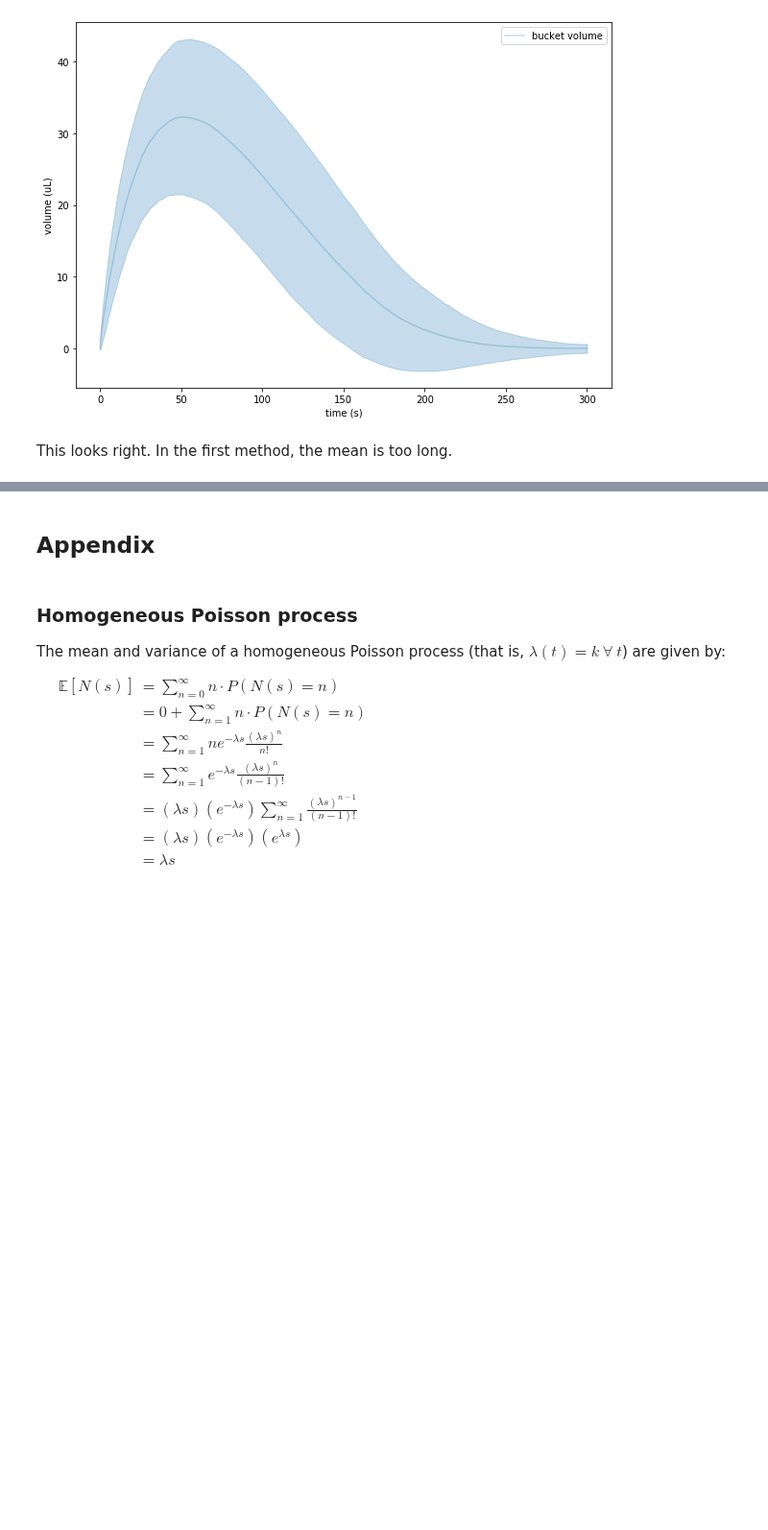
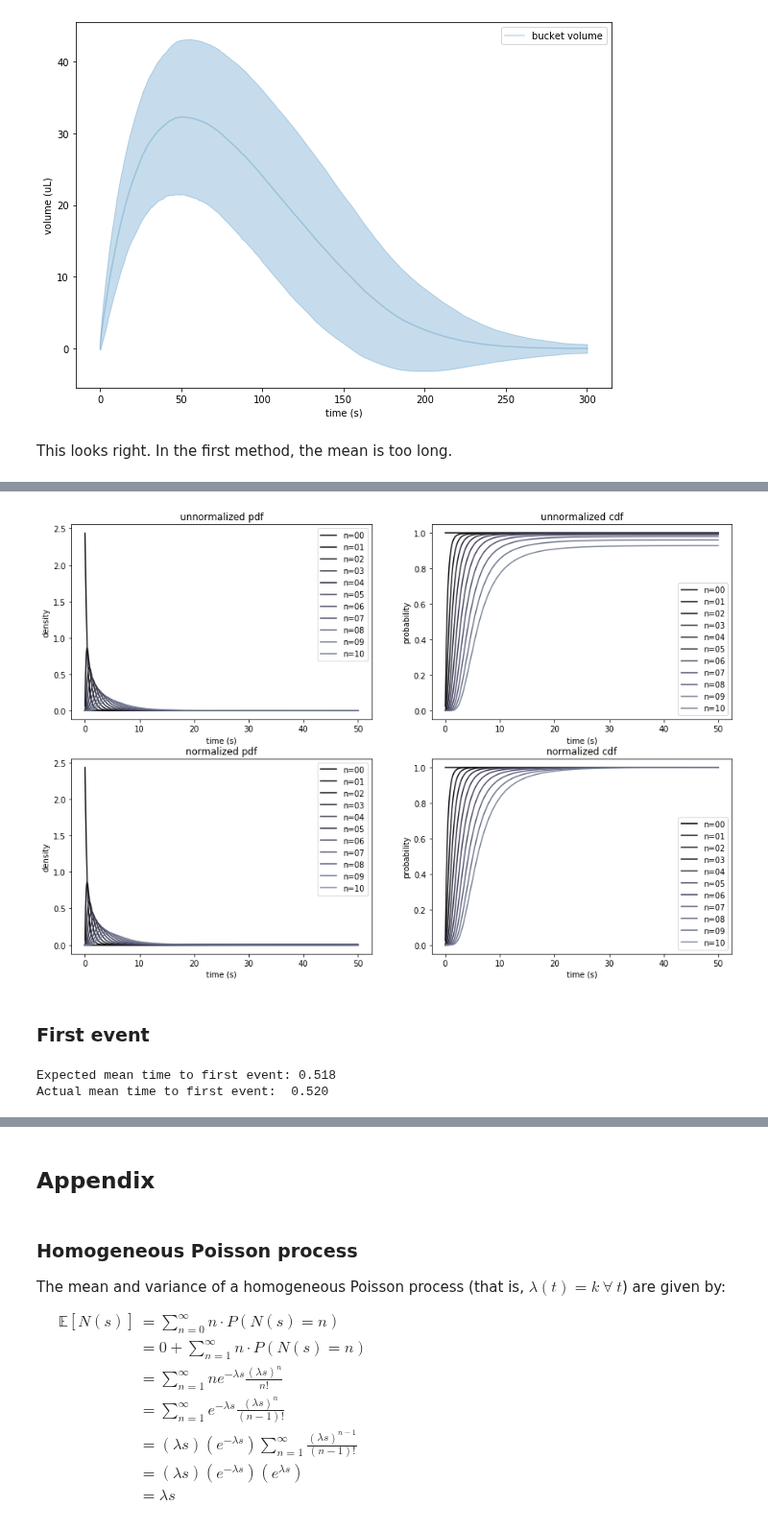
Before and after one commit to jbwebb8/foraging-analysis, a Jupyter notebook: notebooks/poisson_drip.ipynb, the cells around one changed output, grey strips where cells are left out. Shown at 96% size. Drawn from its saved outputs; the diff is of its cells as text; code cells hidden in the pictures; blank space fills up the shorter version.

```diff
--- a/notebooks/poisson_drip.ipynb
+++ b/notebooks/poisson_drip.ipynb
@@ -535,0 +598,57 @@ This looks right. In the first method, the mean is too long.
+# %%
+# Settings
+t0 = np.array([[0.0]])
+s = np.linspace(0.01, 50.0, num=1000).reshape([-1, 1])
+N = 10
+
+# Create figure
+fig, ax = plt.subplots(2, 2, figsize=(15, 10))
+cmap = plt.get_cmap('bone')
+
+for n in np.arange(N+1):
+    # Plot unnormalized probability density
+    ax[0, 0].plot(t0 + s,
+                  f(t0, s, n),
+                  color=cmap(0.5*n/N),
+                  alpha=F(t0, 1000.0, n),
+                  label='n={:02d}'.format(n))
+    ax[0, 0].set_title('unnormalized pdf')
+    ax[0, 0].set_ylabel('density')
+
+    # Plot normalized probability density
+    ax[1, 0].plot(t0 + s,
+                  f(t0, s, n)/F(t0, 1000.0, n),
+                  color=cmap(0.5*n/N),
+                  alpha=F(t0, 1000.0, n),
+                  label='n={:02d}'.format(n))
+    ax[1, 0].set_title('normalized pdf')
+    ax[1, 0].set_ylabel('density')
+
+    # Plot unnormalized cumulative probability
+    ax[0, 1].plot(t0 + s,
+                  F(t0, s, n),
+                  color=cmap(0.5*n/N),
+                  alpha=F(t0, 1000.0, n),
+                  label='n={:02d}'.format(n))
+    ax[0, 1].set_title('unnormalized cdf')
+    ax[0, 1].set_ylabel('probability')
+
+    # Plot normalized cumulative probability
+    ax[1, 1].plot(t0 + s,
+                  F(t0, s, n)/F(t0, 1000.0, n),
+                  color=cmap(0.5*n/N),
+                  alpha=F(t0, 1000.0, n),
+                  label='n={:02d}'.format(n))
+    ax[1, 1].set_title('normalized cdf')
+    ax[1, 1].set_ylabel('probability')
+
+
+
+# Label axes
+for ax_ in ax.reshape(-1):
+    ax_.set_xlabel('time (s)')
+    ax_.legend();
+# %% [output]
+[figure, added]
+# %% [markdown]
+### First event
@@ -535,0 +669,16 @@ This looks right. In the first method, the mean is too long.
+# %%
+# Calculate expected waiting time. Note that we have to reverse the order of
+# arguments since we're integrating over s, not t. Also, we need to pass the points
+# parameters since the integrand is close to zero for most of t > 0.0:
+# see https://stackoverflow.com/a/51053180
+pts = np.geomspace(0.01, 1000.0, num=25)
+g = lambda s, t: np.exp(-lam0*tau*(np.exp(-t/tau) - np.exp(-(t+s)/tau)))
+f = lambda s, t: s*lam(t+s)*g(s, t)
+t_est = integrate.quad(f, 0.0, 1000.0, args=(t0,), points=pts)[0]
+
+# Print results
+print('Expected mean time to first event: {:.3f}'.format(t_est))
+print('Actual mean time to first event:  {:.3f}'.format(t.mean() - t0))
+# %% [output]
+Expected mean time to first event: 0.518
+Actual mean time to first event:  0.520
```
Also changed, not shown: parts of 20 cells of this notebook, 1 other file.
